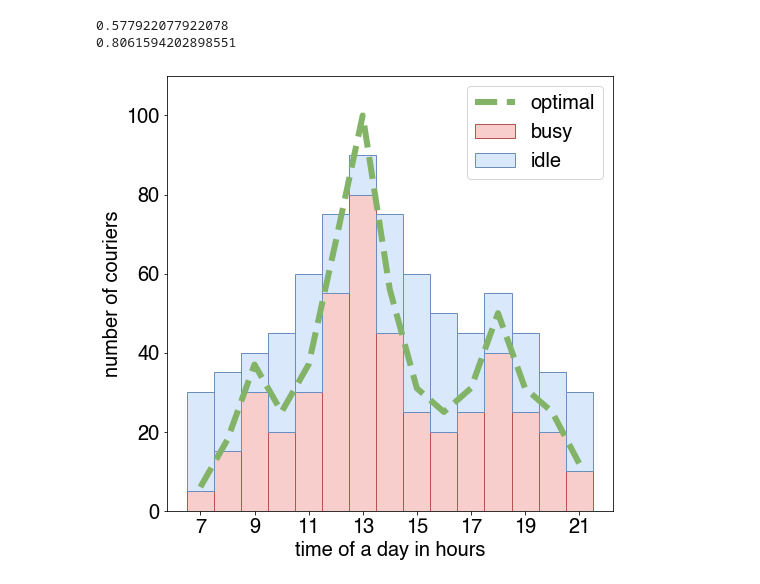
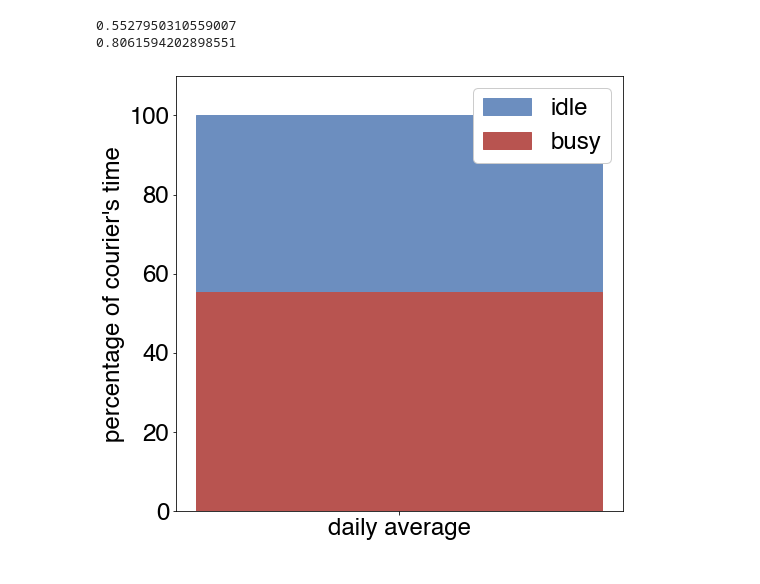
Before and after one commit to IlyaZinkovich/courier-shifts-planning, a Jupyter notebook: analysis.ipynb, the cells around one changed output. Saved outputs shown, nothing was run; the diff lists cells and outputs as text; code cells hidden in the pictures.

```diff
--- a/analysis.ipynb
+++ b/analysis.ipynb
@@ -8,32 +8,24 @@ import seaborn as sns
 from matplotlib import rcParams
 rcParams['font.family'] = 'sans-serif'
 rcParams['font.sans-serif'] = ['Helvetica']
-rcParams['font.size'] = 20
+rcParams['font.size'] = 24
 
 hours = np.arange(7, 22)
 busy = np.array([ 5, 15, 30, 20, 30, 55, 80, 45, 25, 20, 25, 40, 25, 20, 10])
-idle = np.array([25, 20, 10, 25, 30, 20, 10, 30, 35, 30, 20, 15, 20, 15, 20])
+idle = np.array([25, 20, 10, 25, 30, 20, 10, 35, 45, 45, 25, 15, 20, 15, 20])
 optimal = (busy / 0.8).astype(np.int)
-
-_, ax = plt.subplots(figsize = (8, 8))
-# ax.set_title('supply utilisation')
-ax.set_xlabel('time of a day in hours')
-ax.set_ylabel('number of couriers')
-ax.set_ylim(0, max(np.max(optimal), np.max(np.add(idle, busy))) + 10)
-palette = sns.color_palette("Set1")
-# print(palette)
-# ax.stackplot(hours, busy, idle, labels = ['busy', 'idle'], colors = palette[:2][::-1])
-# ax.stackplot(hours, busy, idle, labels = ['busy', 'idle'], colors = ['6C8EBF', 'B85450'])
-ax.bar(hours, busy, width = 1, label = 'busy', color = '#F8CECC', edgecolor = '#B85450')
-ax.bar(hours, idle, width = 1, bottom = busy, label = 'idle', color = '#DAE8FC', edgecolor = '#6C8EBF')
-ax.plot(hours, optimal, linewidth = 6, linestyle = 'dashed', color = '#82B366', label = 'optimal')
-plt.xticks(np.delete(hours, np.arange(1, hours.size, 2)))
-ax.legend(loc = 'upper right')
-# plt.savefig('diagram.svg')
-
 print(np.sum(busy) / (np.sum(busy) + np.sum(idle)))
 print(np.sum(busy) / (np.sum(optimal)))
 # %% [output]
-0.577922077922078
+0.5527950310559007
 0.8061594202898551
-[figure, removed]
+# %%
+_, ax = plt.subplots(figsize = (8, 8))
+ax.set_ylabel('percentage of courier\'s time')
+ax.set_ylim(0, max(np.max(optimal), np.max(np.add(idle, busy))) + 10)
+ax.bar(["daily average"], 100 * np.sum(idle) / (np.sum(busy) + np.sum(idle)), width = 1, bottom = 100 * np.sum(busy) / (np.sum(busy) + np.sum(idle)), label = 'idle', color = '#6C8EBF', edgecolor = '#6C8EBF')
+ax.bar(["daily average"], 100 * np.sum(busy) / (np.sum(busy) + np.sum(idle)), width = 1, label = 'busy', color = '#B85450', edgecolor = '#B85450')
+ax.legend(loc = 'upper right', facecolor = 'white', framealpha = 1)
+plt.savefig('2020-07-16-shifts-planning--hourly-couriers-engagement-zoom-out.svg')
+# %% [output]
+[figure, added]
```
Also changed, not shown: parts of 4 cells of this notebook, 1 other file.
